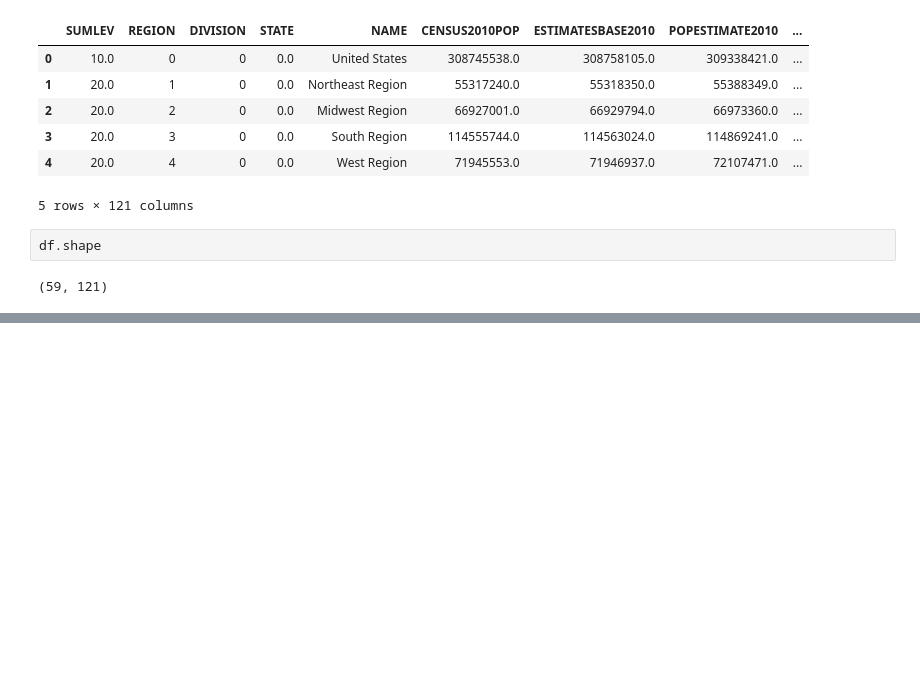
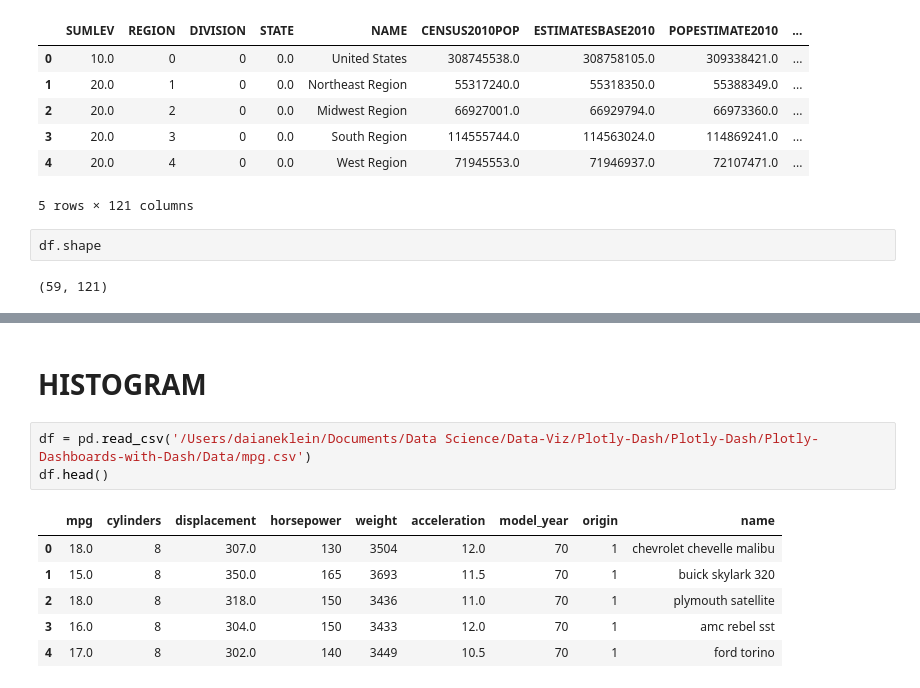
Before and after one commit to daianeklein/data-viz, a Jupyter notebook: basic.ipynb, the cells around one changed output, grey strips where cells are left out. Cells and saved outputs as stored; diff of their text form; blank space fills up the shorter version.

```diff
--- a/basic.ipynb
+++ b/basic.ipynb
@@ -97,0 +337,12 @@ pyo.plot(data)
+# %% [markdown]
+# HISTOGRAM
+# %%
+df = pd.read_csv('/Users/daianeklein/Documents/Data Science/Data-Viz/Plotly-Dash/Plotly-Dash/Plotly-Dashboards-with-Dash/Data/mpg.csv')
+df.head()
+# %% [output]
+|  | mpg | cylinders | displacement | horsepower | weight | acceleration | model_year | origin | name |
+| 0 | 18.0 | 8 | 307.0 | 130 | 3504 | 12.0 | 70 | 1 | chevrolet chevelle malibu |
+| 1 | 15.0 | 8 | 350.0 | 165 | 3693 | 11.5 | 70 | 1 | buick skylark 320 |
+| 2 | 18.0 | 8 | 318.0 | 150 | 3436 | 11.0 | 70 | 1 | plymouth satellite |
+| 3 | 16.0 | 8 | 304.0 | 150 | 3433 | 12.0 | 70 | 1 | amc rebel sst |
+| 4 | 17.0 | 8 | 302.0 | 140 | 3449 | 10.5 | 70 | 1 | ford torino |
```
Also changed, not shown: parts of 39 cells of this notebook.
